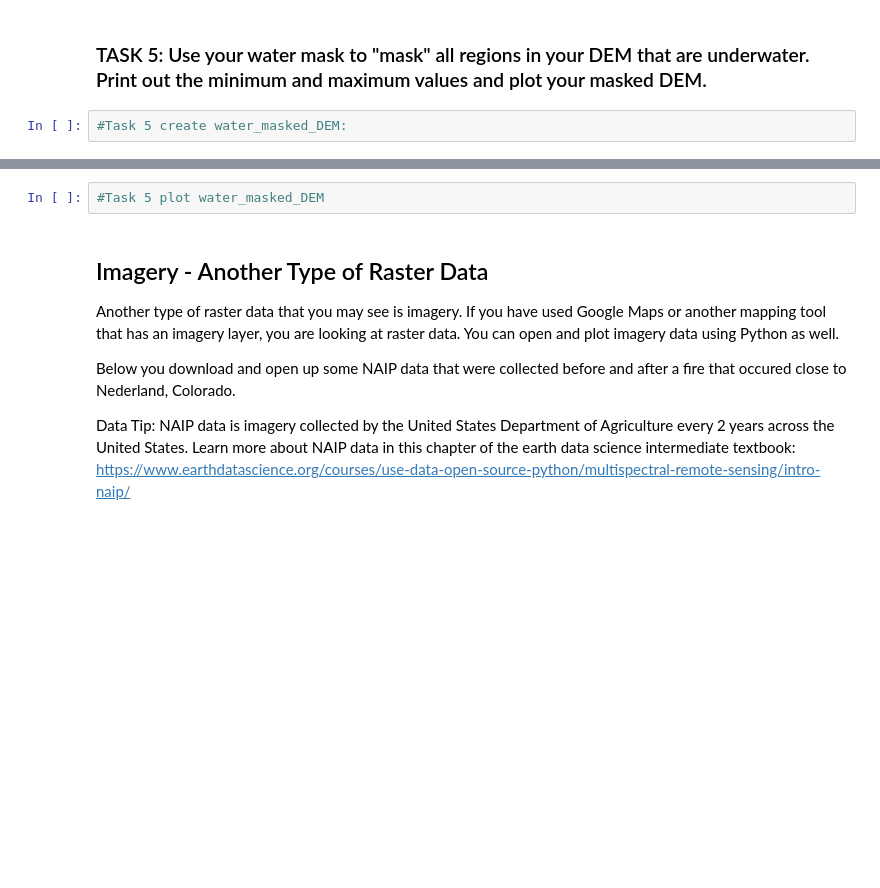
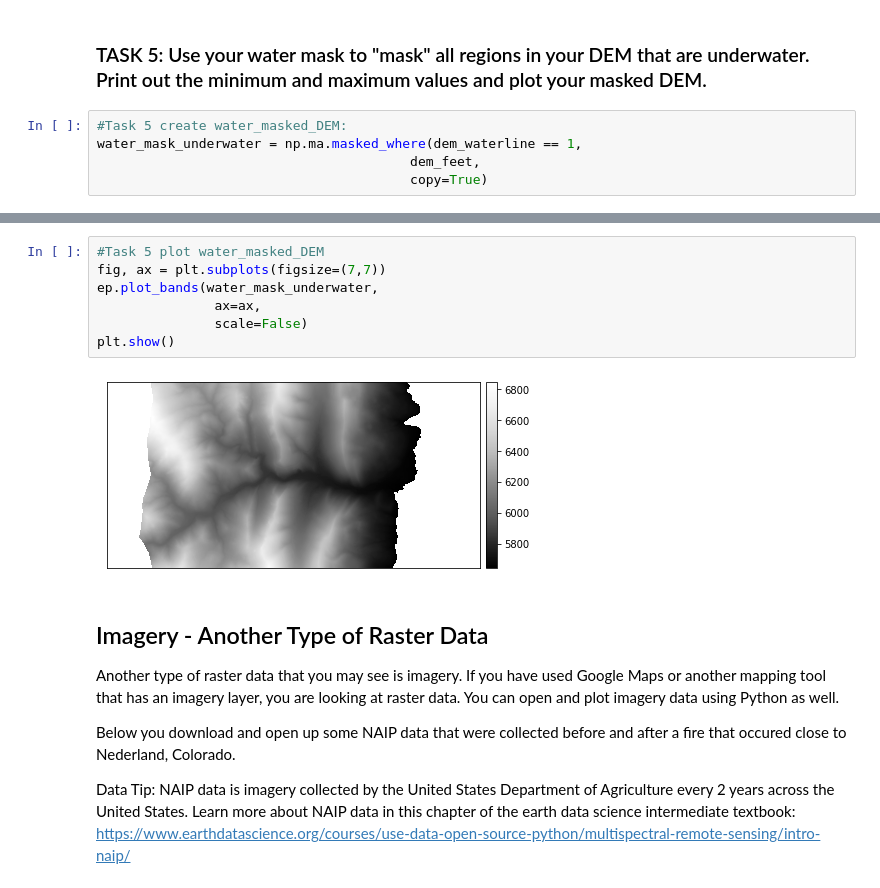
Before and after one commit to McKenzieB-1/EnvDatSci2021, a Jupyter notebook: CodeSprints/RasterData_101.ipynb, the cells around one changed output, grey strips where cells are left out. Saved outputs shown, nothing was run; the diff lists cells and outputs as text; blank space fills up the shorter version.

```diff
--- a/CodeSprints/RasterData_101.ipynb
+++ b/CodeSprints/RasterData_101.ipynb
@@ -395,5 +400,8 @@ SyntaxError: invalid syntax (Temp/ipykernel_1460/1186295538.py, line 2)
 ### TASK 5: Use your water mask to "mask" all regions in your DEM that are underwater. Print out the minimum and maximum values and plot your masked DEM.
 # %%
 #Task 5 create water_masked_DEM:
+water_mask_underwater = np.ma.masked_where(dem_waterline == 1,
+                                        dem_feet,
+                                        copy=True)
 # %%
 #Task 5 print min and max:
@@ -400,5 +411,12 @@ SyntaxError: invalid syntax (Temp/ipykernel_1460/1186295538.py, line 2)
-# %%
-#Task 5 plot water_masked_DEM
+# %%
+#Task 5 plot water_masked_DEM
+fig, ax = plt.subplots(figsize=(7,7))
+ep.plot_bands(water_mask_underwater,
+               ax=ax,
+               scale=False)
+plt.show()
+# %% [output]
+[figure, added]
 # %% [markdown]
 ## Imagery - Another Type of Raster Data
 Another type of raster data that you may see is imagery. If you have used Google Maps or another mapping tool that has an imagery layer, you are looking at raster data. You can open and plot imagery data using Python as well.
```
Also changed, not shown: parts of 17 cells of this notebook.
